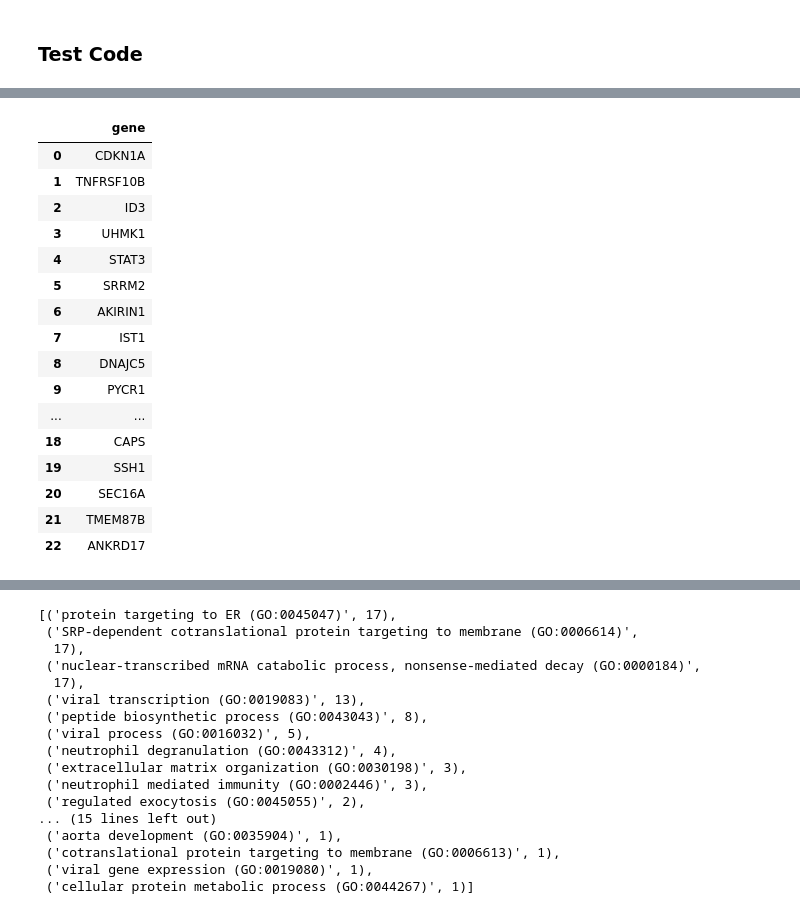
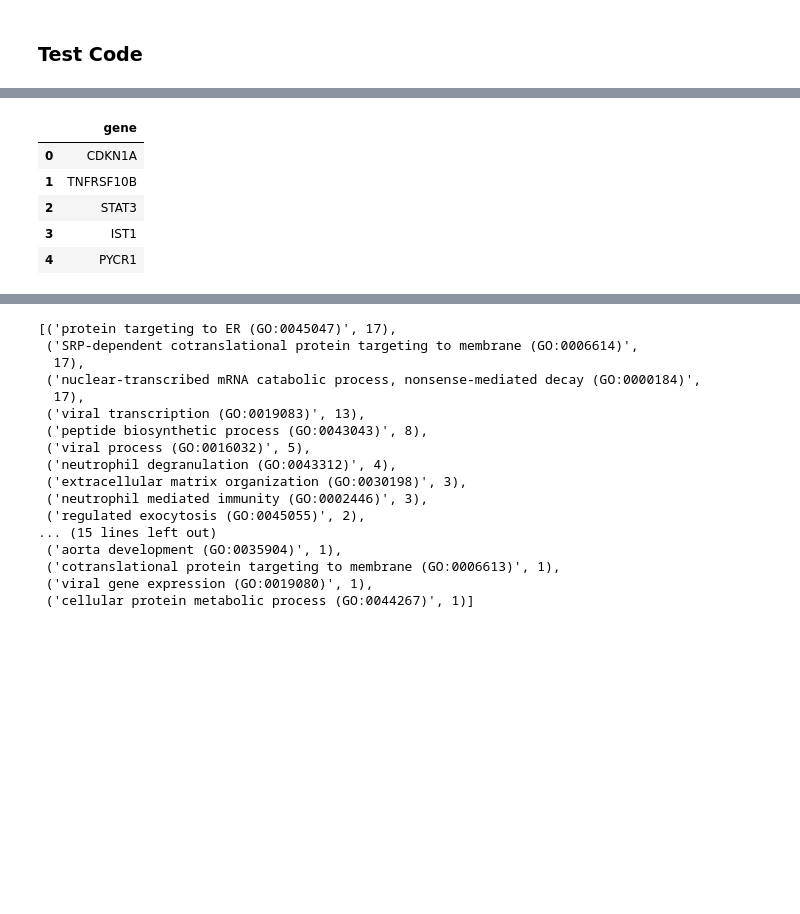
Before and after one commit to MaayanLab/human-melanoma-signature, a Jupyter notebook: pipeline/notebooks/Development.ipynb, the cells around one changed output, grey strips where cells are left out. Drawn from its saved outputs; the diff is of its cells as text; code cells hidden in the pictures; blank space fills up the shorter version.

```diff
--- a/pipeline/notebooks/Development.ipynb
+++ b/pipeline/notebooks/Development.ipynb
@@ -161,20 +51,10 @@ export = pd.DataFrame(sorted_genes_1 & sorted_genes_2 & sorted_genes_3 & sorted_
-# %%
-export
-# %% [output]
-|  | gene |
-| 0 | CDKN1A |
-| 1 | TNFRSF10B |
-| 2 | ID3 |
-| 3 | UHMK1 |
-| 4 | STAT3 |
-| 5 | SRRM2 |
-| 6 | AKIRIN1 |
-| 7 | IST1 |
-| 8 | DNAJC5 |
-| 9 | PYCR1 |
-| ... | ... |
-| 18 | CAPS |
-| 19 | SSH1 |
-| 20 | SEC16A |
-| 21 | TMEM87B |
-| 22 | ANKRD17 |
+# %%
+top2000_df = pd.read_table(infile)
+top2000_df
+# %% [output]
+|  | gene |
+| 0 | CDKN1A |
+| 1 | TNFRSF10B |
+| 2 | STAT3 |
+| 3 | IST1 |
+| 4 | PYCR1 |
```
Also changed, not shown: parts of 15 cells of this notebook.
